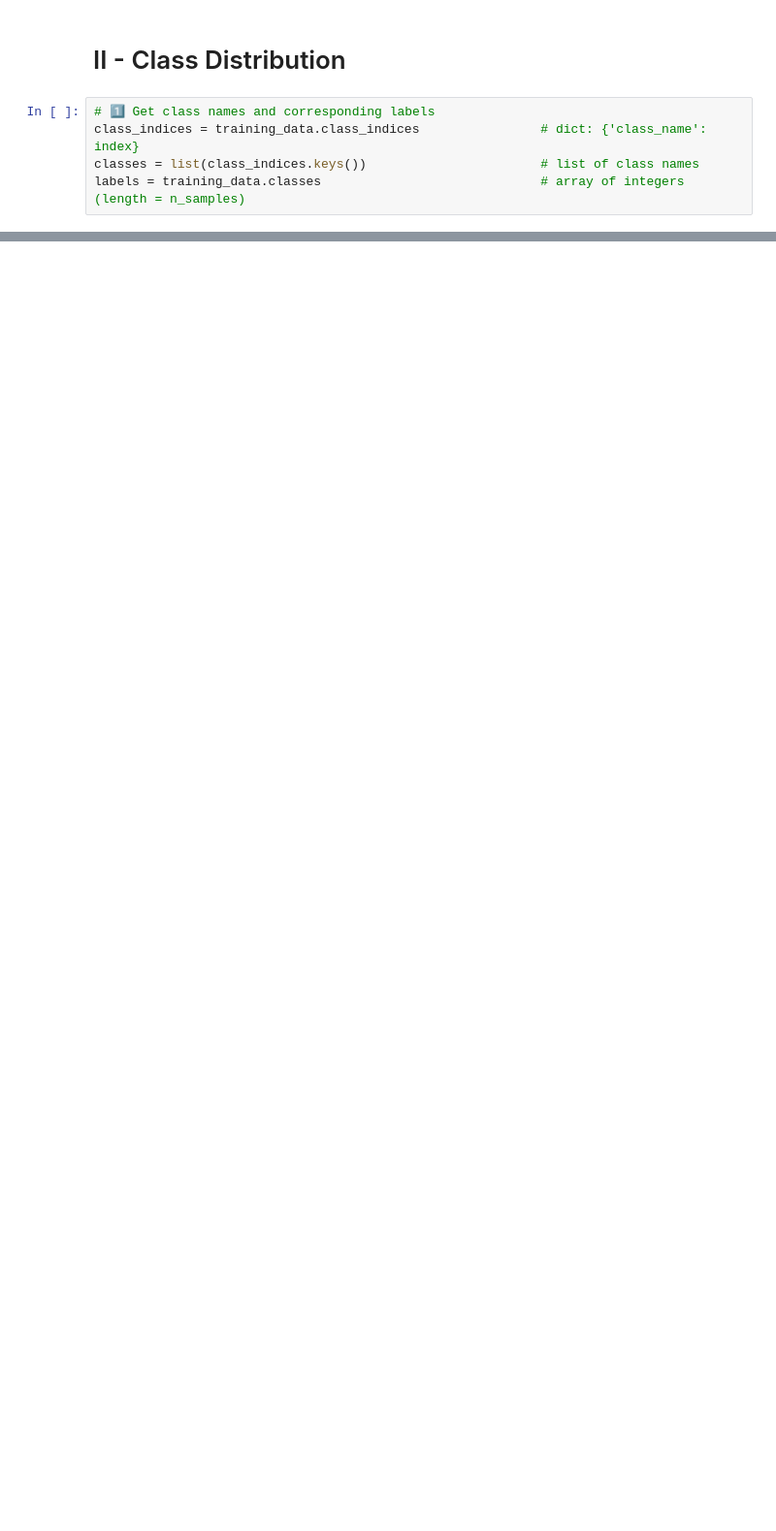
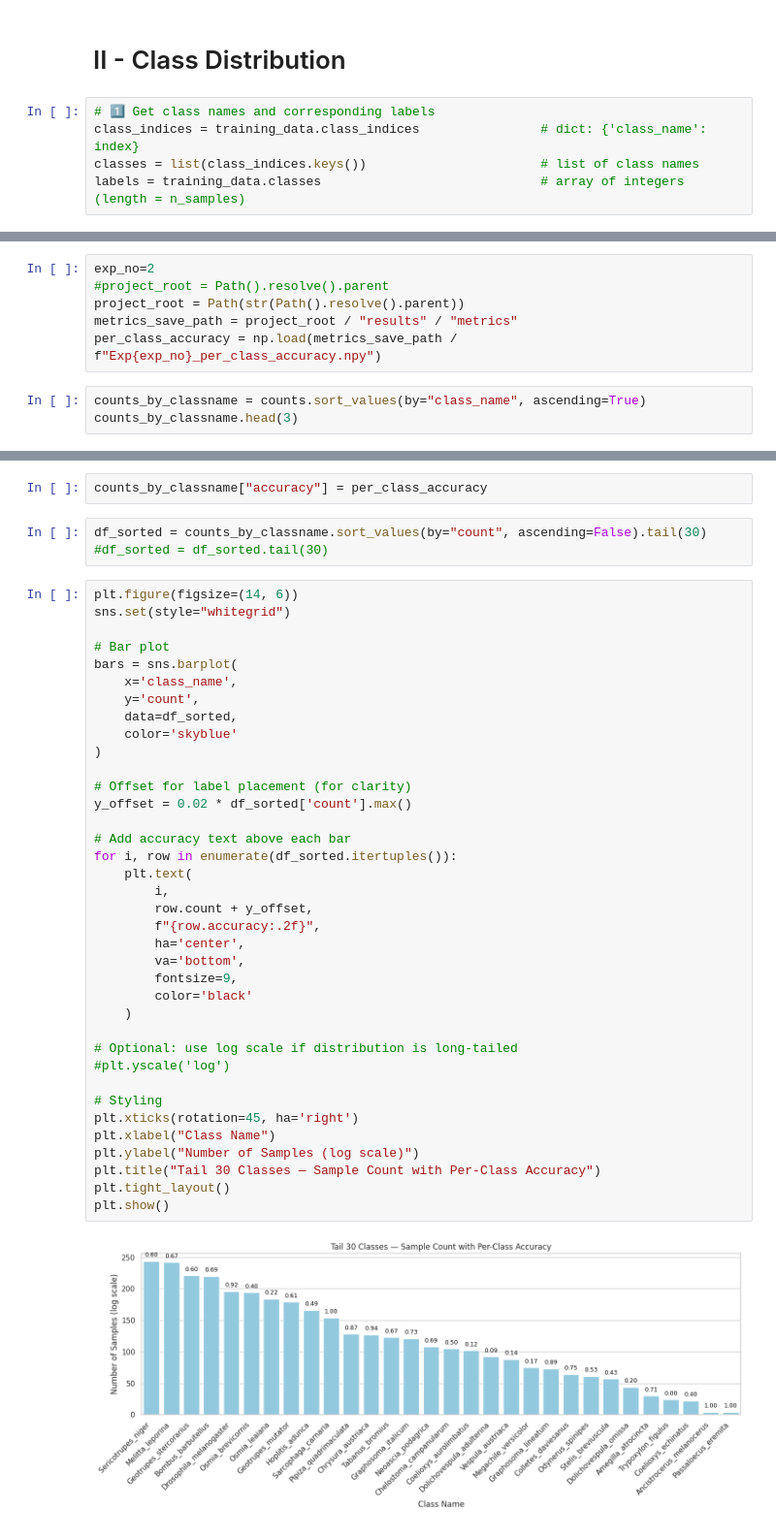
Before and after one commit to hdogan84/insect_cnn, a Jupyter notebook: notebooks/01_Data_Viz_127species.ipynb, the cells around one changed output, grey strips where cells are left out. Shown at 97% size. Drawn from its saved outputs; the diff is of its cells as text; blank space fills up the shorter version.

Commit message:
add postprocessing figure: acc vs sample size

```diff
--- a/notebooks/01_Data_Viz_127species.ipynb
+++ b/notebooks/01_Data_Viz_127species.ipynb
@@ -97,0 +102,9 @@ plt.show()
+# %%
+exp_no=2
+#project_root = Path().resolve().parent
+project_root = Path(str(Path().resolve().parent))
+metrics_save_path = project_root / "results" / "metrics"
+per_class_accuracy = np.load(metrics_save_path / f"Exp{exp_no}_per_class_accuracy.npy")
+# %%
+counts_by_classname = counts.sort_values(by="class_name", ascending=True)
+counts_by_classname.head(3)
@@ -97,0 +116,44 @@ plt.show()
+# %%
+counts_by_classname["accuracy"] = per_class_accuracy
+# %%
+df_sorted = counts_by_classname.sort_values(by="count", ascending=False).tail(30)
+#df_sorted = df_sorted.tail(30)
+# %%
+plt.figure(figsize=(14, 6))
+sns.set(style="whitegrid")
+
+# Bar plot
+bars = sns.barplot(
+    x='class_name',
+    y='count',
+    data=df_sorted,
+    color='skyblue'
+)
+
+# Offset for label placement (for clarity)
+y_offset = 0.02 * df_sorted['count'].max()
+
+# Add accuracy text above each bar
+for i, row in enumerate(df_sorted.itertuples()):
+    plt.text(
+        i,
+        row.count + y_offset,
+        f"{row.accuracy:.2f}",
+        ha='center',
+        va='bottom',
+        fontsize=9,
+        color='black'
+    )
+
+# Optional: use log scale if distribution is long-tailed
+#plt.yscale('log')
+
+# Styling
+plt.xticks(rotation=45, ha='right')
+plt.xlabel("Class Name")
+plt.ylabel("Number of Samples (log scale)")
+plt.title("Tail 30 Classes — Sample Count with Per-Class Accuracy")
+plt.tight_layout()
+plt.show()
+# %% [output]
+[figure, added]
```
Also changed, not shown: parts of 6 cells of this notebook, 4 other files.
